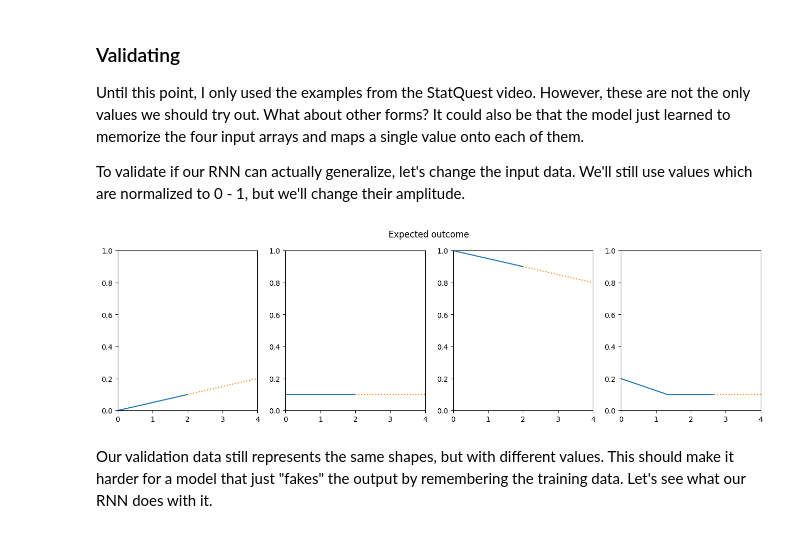
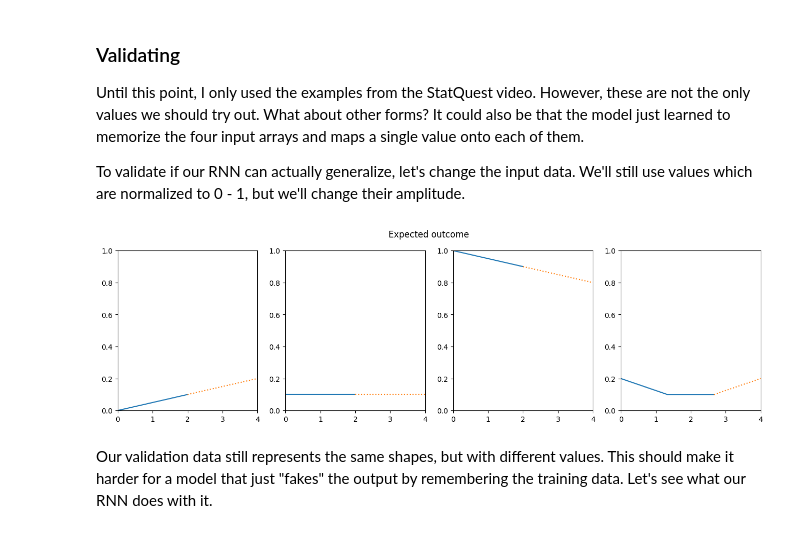
Before and after one commit to Max-We/ml-blog, a Jupyter notebook: posts/rnn-1/index.ipynb, the cells around one changed output. Cells and saved outputs as stored; diff of their text form; code cells hidden in the pictures.

```diff
--- a/posts/rnn-1/index.ipynb
+++ b/posts/rnn-1/index.ipynb
@@ -245,10 +245,10 @@ small_curve = [0.2,00.1,0.1]
 # %%
 #| label: fig-small-expected
 #| fig-cap: "Input validation data arrays with the expected continuation"
 #| echo: false
-plot_data([small_rising, small_constant, small_falling, small_curve],[0.2,0.1,0.8,0.1], "Expected outcome")
+plot_data([small_rising, small_constant, small_falling, small_curve],[0.2,0.1,0.8,0.2], "Expected outcome")
 # %% [output]
-[figure, old version]
+[figure, new version]
 # %% [markdown]
 Our validation data still represents the same shapes, but with different values. This should make it harder for a model that just "fakes" the output by remembering the training data. Let's see what our RNN does with it.
 # %%
```
Also changed, not shown: parts of 2 cells of this notebook.
